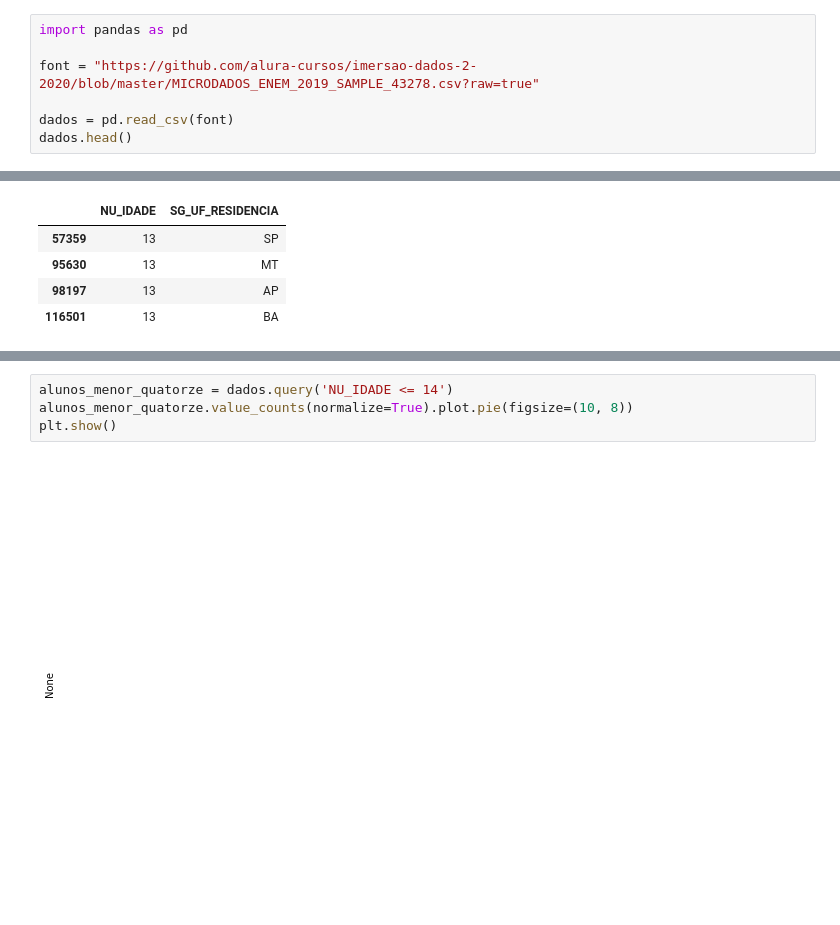
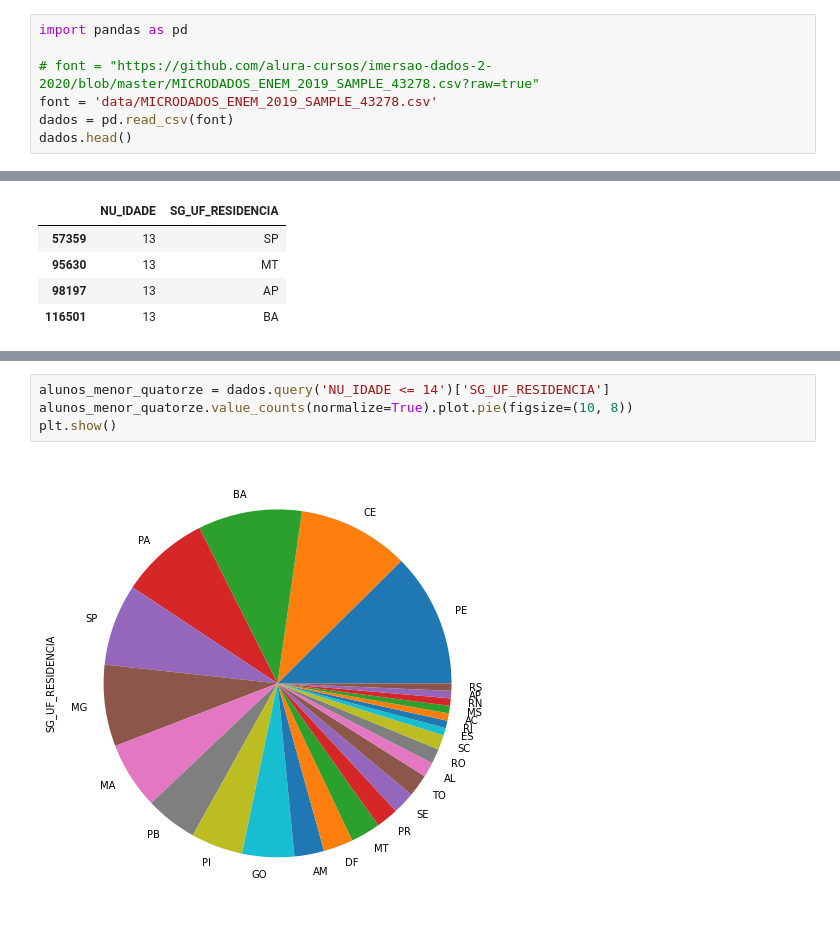
Before and after one commit to myke-oliveira/alura-imersao-dados-2, a Jupyter notebook: aula-1.ipynb, the cells around one changed output, grey strips where cells are left out. Cells and saved outputs as stored; diff of their text form.

```diff
--- a/aula-1.ipynb
+++ b/aula-1.ipynb
@@ -7,8 +7,8 @@ Iniciando com a biblioteca pandas.
 # %%
 import pandas as pd
 
-font = "https://github.com/alura-cursos/imersao-dados-2-2020/blob/master/MICRODADOS_ENEM_2019_SAMPLE_43278.csv?raw=true"
-
+# font = "https://github.com/alura-cursos/imersao-dados-2-2020/blob/master/MICRODADOS_ENEM_2019_SAMPLE_43278.csv?raw=true"
+font = 'data/MICRODADOS_ENEM_2019_SAMPLE_43278.csv'
 dados = pd.read_csv(font)
 dados.head()
 # %% [output]
@@ -340,6 +308,6 @@ Length: 604, dtype: float64
 # %%
-alunos_menor_quatorze = dados.query('NU_IDADE <= 14')
+alunos_menor_quatorze = dados.query('NU_IDADE <= 14')['SG_UF_RESIDENCIA']
 alunos_menor_quatorze.value_counts(normalize=True).plot.pie(figsize=(10, 8))
 plt.show()
 # %% [output]
-[figure, old version]
+[figure, new version]
```
Also changed, not shown: parts of 65 cells of this notebook.
